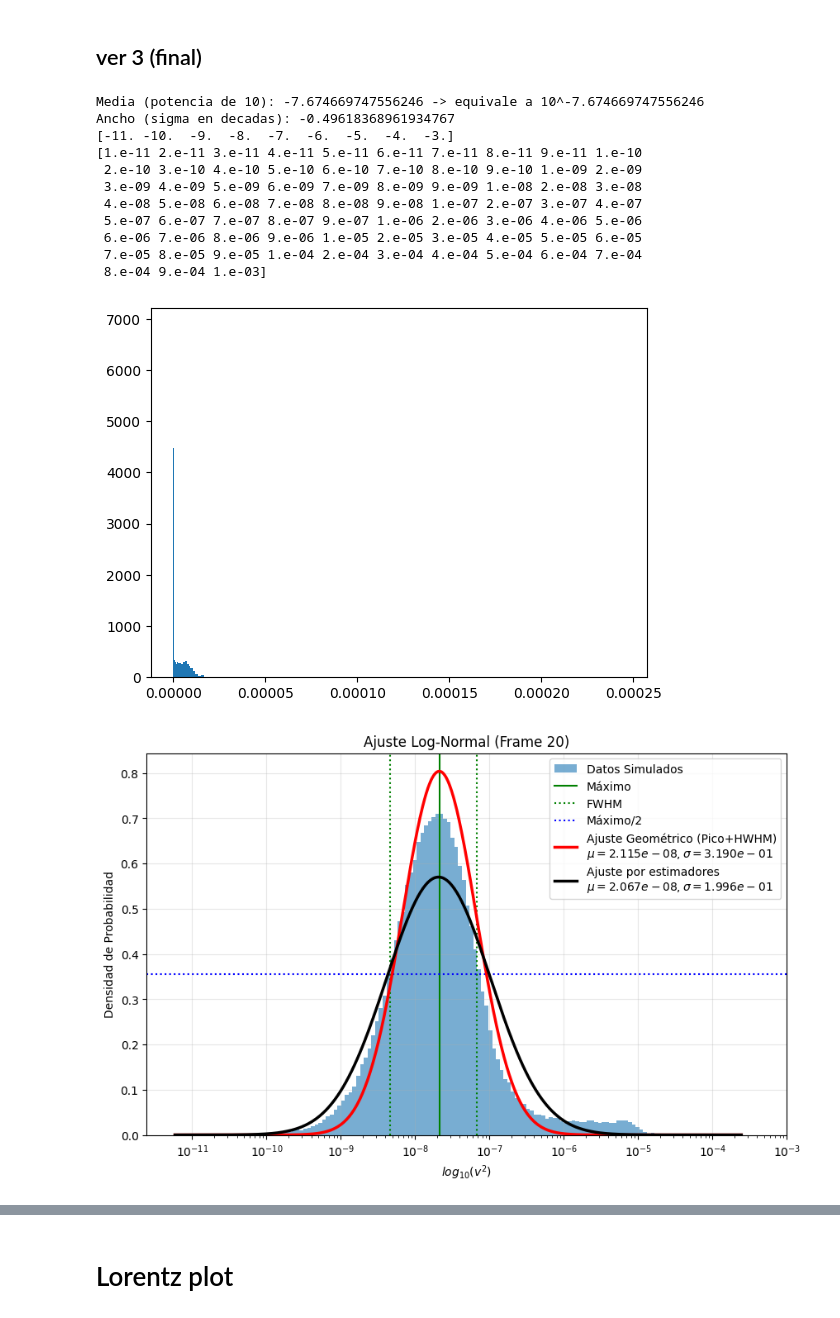
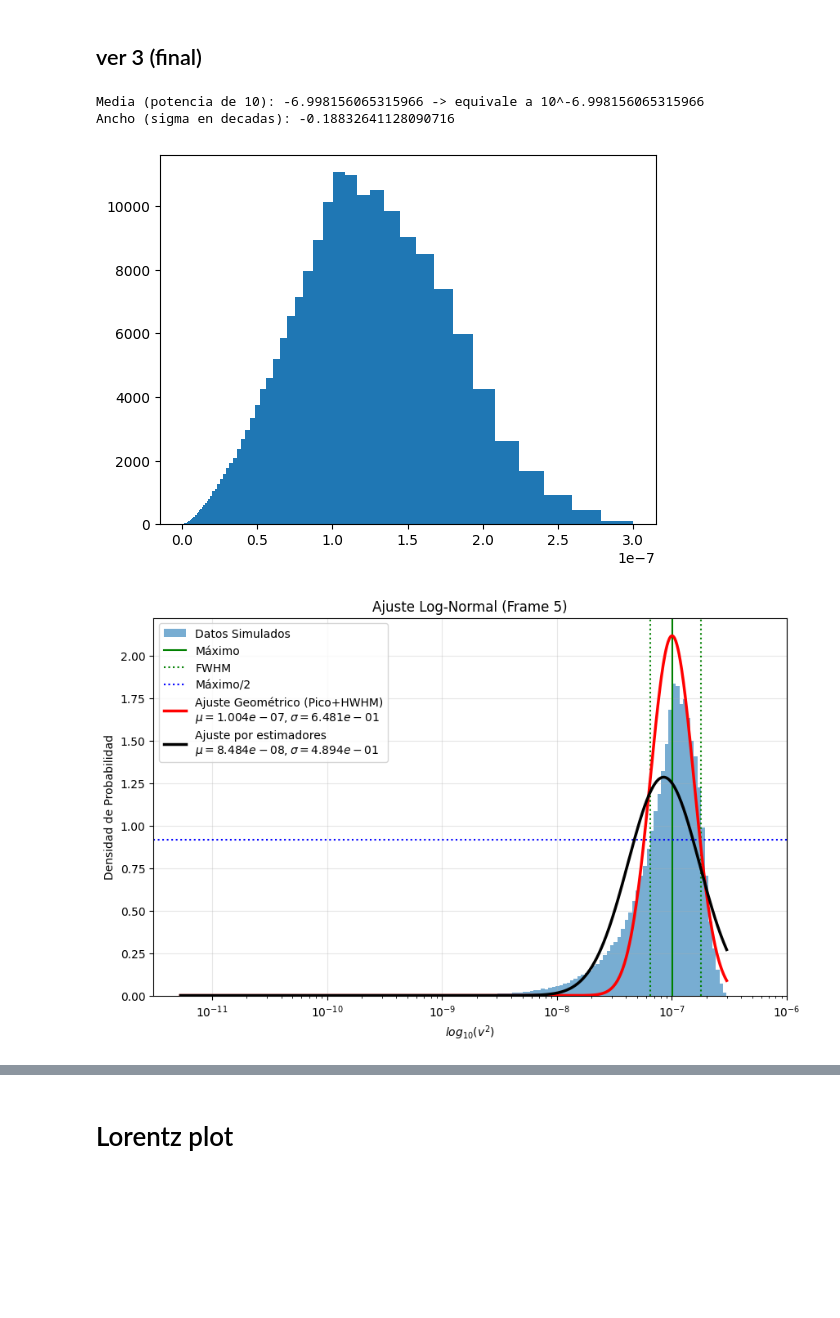
Before and after one commit to FabriTape/Tesis, a Jupyter notebook: sims/analisis_Tesis.ipynb, the cells around one changed output, grey strips where cells are left out. Saved outputs shown, nothing was run; the diff lists cells and outputs as text; code cells hidden in the pictures; blank space fills up the shorter version.

```diff
--- a/sims/analisis_Tesis.ipynb
+++ b/sims/analisis_Tesis.ipynb
@@ -151,2 +195,7 @@ plt.legend()
+# %%
+import pandas as pd
+def lecturaparquet(i, paso, movimiento, angulo, vel):
+    ruta = "erosion_bed_SI_ff_0.35_np_1_vel_-10_angle_0_move_0_0_0"
+    return pd.read_parquet(f"{ruta}/datos/output.{i*paso}.parquet",  columns=["id","type","x","y","z","vx","vy","vz","c_1"])
 # %%
 import numexpr as ne
@@ -485,8 +543,8 @@ def FWHM(X,Y,p = 2.):
     return X[left_idx],X[right_idx]  #return the difference (full width)
 F = lambda x,mu,sigma : (sigma * np.sqrt(2*np.pi) * np.exp((x - mu)**2 / (2 * sigma**2 ) ))**-1
 
-
-df = lecturaparquet(26, 50000, [0,0,0],0,-10)
+i=0
+df = lecturaparquet(i, 50000, [0,0,0],0,-10)
 df = df[df["type"] == 1]
 
 vx = df["vx"].to_numpy()
@@ -507,7 +565,7 @@ valor_central = np.mean(FWHM(histograma[1],histograma[0],p=1.0965)) ## Al estar
 Full_Width = FWHM(histograma[1],histograma[0])
 
 fig, ax = plt.subplots()
-histograma2 = ax.hist(log_data, bins=100,density=True)
+histograma2 = ax.hist(log_datos, bins=100,density=True)
 ax.axvline(np.log10(valor_central), color='r',label="Máximo")
 ax.axvline(np.log10(Full_Width[0]), color='r',linestyle=":",label="FWHM")
 ax.axvline(np.log10(Full_Width[1]),color="r",linestyle=":")
@@ -535,7 +593,7 @@ plt.show()
 import numpy as np
 import matplotlib.pyplot as plt
 from scipy.stats import norm
-from data_extractor import lecturaparquet
+
 import numexpr as ne
 def FWHM(X,Y,p = 2.):
     """FWHM es una función que permite detectar el Full Width at Half Maximum (FWHM) de una distribución
@@ -559,7 +617,7 @@ def FWHM(X,Y,p = 2.):
 # 1. TRUCO: Transforma tus datos al espacio logarítmico
 # Filtramos ceros o negativos para evitar errores
 
-j = 20
+j = 5
 df = lecturaparquet(j, 50000, [0,0,0],0,-10)
 df = df[df["type"] == 1]
 
@@ -665,44 +723,35 @@ print(f"   - Predicción: {energia_est:.6e}")
 print(f"   - Error: {error_est:.2f}%")
 
 
 # Conversión a base natural
 
 mu_ln_geo = mu_log * np.log(10)
 sigma_ln_geo = sigma_log * np.log(10)
 
 # Energía Teórica
 energia_geo = np.exp(mu_ln_geo + (sigma_ln_geo**2) / 2)
 error_geo = abs(energia_geo - energia_real) / energia_real * 100
 
 print(f"\n3. Ajuste GEOMÉTRICO (Curva Roja/Bonita):")
 print(f"   - Predicción: {energia_geo:.6e}")
 print(f"   - Error: {error_geo:.2f}%")
 plt.plot(x_axis, norm.cdf(x_axis,mu_log,abs(sigma_log)), 'r-', linewidth=2.5, label=f'Ajuste Geométrico (Pico+HWHM)\n$\mu={10**mu_log:.3e}, \sigma={10**sigma_log:.3e}$')
 plt.plot(x_axis, norm.cdf(x_axis,mu_est,sigma_est), 'k-', linewidth=2.5, label=f'Ajuste por estimadores \n$\mu={10**mu_est:.3e}, \sigma={10**-sigma_est:.3e}$')
 plt.hist(log_data, bins=100, density=True, alpha=0.6, label='Datos Simulados',cumulative=True)
 
 
 plt.xticks(ticks_locs, [f"$10^{{{int(i)}}}$" for i in ticks_locs])
 plt.xticks(ticks=minor_ticks, labels=["" for i in minor_ticks],minor=True)
 plt.xlabel(r"$log_{10}(v^2)$")
 plt.ylabel("Densidad de Probabilidad")
 plt.title(f"Ajuste Log-Normal (Frame {j})")
 plt.legend(bbox_to_anchor=(1.01, 1), loc='upper left')
 plt.grid(True, alpha=0.3)
 
 plt.show()
 # %% [output]
-Media (potencia de 10): -7.674669747556246 -> equivale a 10^-7.674669747556246
-Ancho (sigma en decadas): -0.49618368961934767
-[-11. -10.  -9.  -8.  -7.  -6.  -5.  -4.  -3.]
-[1.e-11 2.e-11 3.e-11 4.e-11 5.e-11 6.e-11 7.e-11 8.e-11 9.e-11 1.e-10
- 2.e-10 3.e-10 4.e-10 5.e-10 6.e-10 7.e-10 8.e-10 9.e-10 1.e-09 2.e-09
- 3.e-09 4.e-09 5.e-09 6.e-09 7.e-09 8.e-09 9.e-09 1.e-08 2.e-08 3.e-08
- 4.e-08 5.e-08 6.e-08 7.e-08 8.e-08 9.e-08 1.e-07 2.e-07 3.e-07 4.e-07
- 5.e-07 6.e-07 7.e-07 8.e-07 9.e-07 1.e-06 2.e-06 3.e-06 4.e-06 5.e-06
- 6.e-06 7.e-06 8.e-06 9.e-06 1.e-05 2.e-05 3.e-05 4.e-05 5.e-05 6.e-05
- 7.e-05 8.e-05 9.e-05 1.e-04 2.e-04 3.e-04 4.e-04 5.e-04 6.e-04 7.e-04
- 8.e-04 9.e-04 1.e-03]
+Media (potencia de 10): -6.998156065315966 -> equivale a 10^-6.998156065315966
+Ancho (sigma en decadas): -0.18832641128090716
-[figure, old version]
+[figure, new version]
-[figure, old version]
+[figure, new version]
 --- RESULTADOS DEL TEST DE ENERGÍA ---
```
Also changed, not shown: parts of 7 cells of this notebook, 2 other files.
